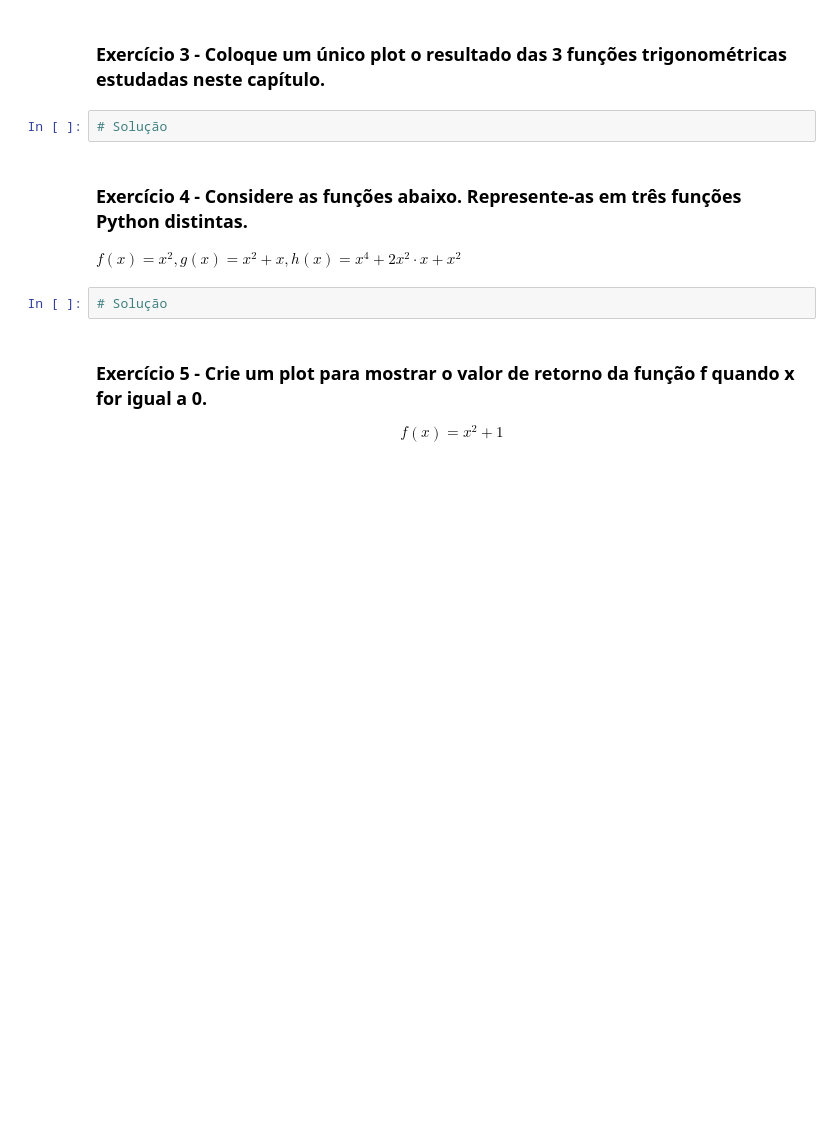
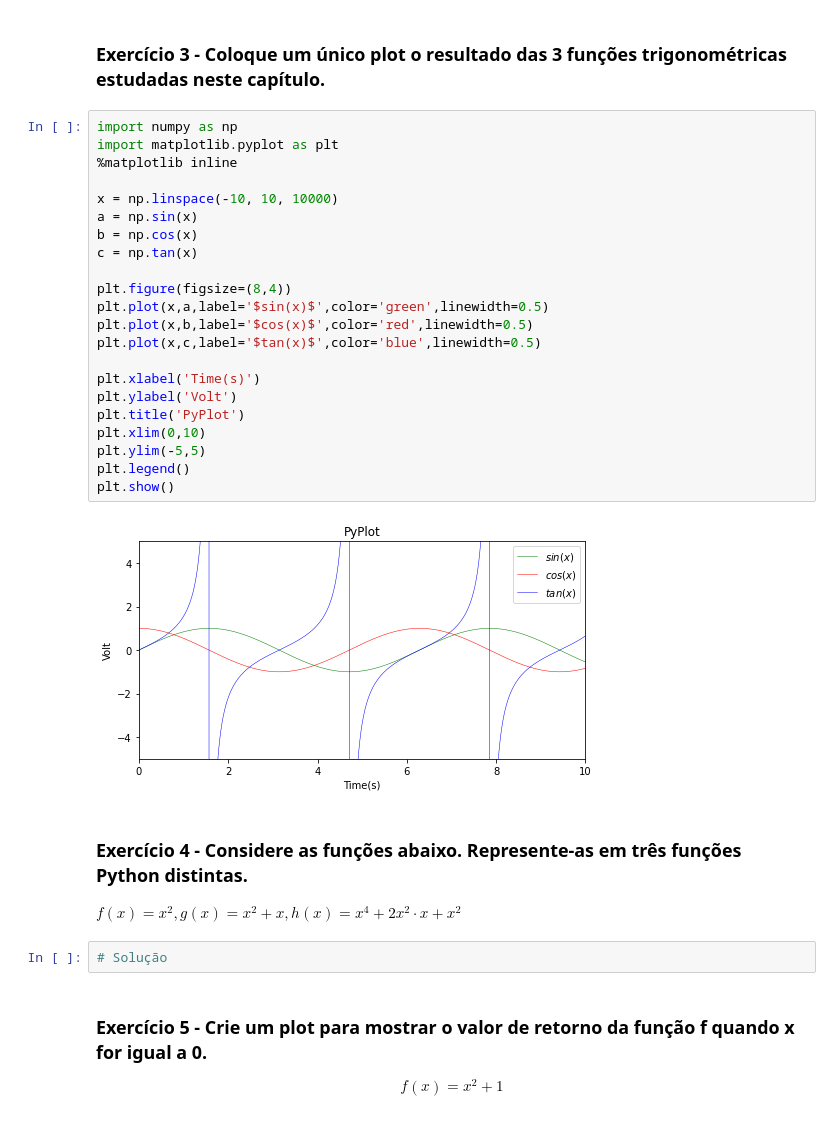
Before and after one commit to MarceloNunesAlves/curso_dsa, a Jupyter notebook: matematica/Modulo09/Exercicios08.ipynb, the cells around one changed output. Saved outputs shown, nothing was run; the diff lists cells and outputs as text; blank space fills up the shorter version.

```diff
--- a/matematica/Modulo09/Exercicios08.ipynb
+++ b/matematica/Modulo09/Exercicios08.ipynb
@@ -316,7 +380,29 @@ domínio igual a $（-\infty,\infty)$,range igual a $(0,\infty)$
 # %% [markdown]
 ### Exercício 3 - Coloque um único plot o resultado das 3 funções trigonométricas estudadas neste capítulo.
-# %%
-# Solução
+# %%
+import numpy as np
+import matplotlib.pyplot as plt
+%matplotlib inline
+
+x = np.linspace(-10, 10, 10000)
+a = np.sin(x)
+b = np.cos(x)
+c = np.tan(x)
+
+plt.figure(figsize=(8,4))
+plt.plot(x,a,label='$sin(x)$',color='green',linewidth=0.5)
+plt.plot(x,b,label='$cos(x)$',color='red',linewidth=0.5)
+plt.plot(x,c,label='$tan(x)$',color='blue',linewidth=0.5)
+
+plt.xlabel('Time(s)')
+plt.ylabel('Volt')
+plt.title('PyPlot')
+plt.xlim(0,10)
+plt.ylim(-5,5)
+plt.legend()
+plt.show()
+# %% [output]
+[figure, added]
 # %% [markdown]
 ### Exercício 4 - Considere as funções abaixo.  Represente-as em três funções Python distintas.
 
```
Also changed, not shown: parts of 19 cells of this notebook, 36 other files.
